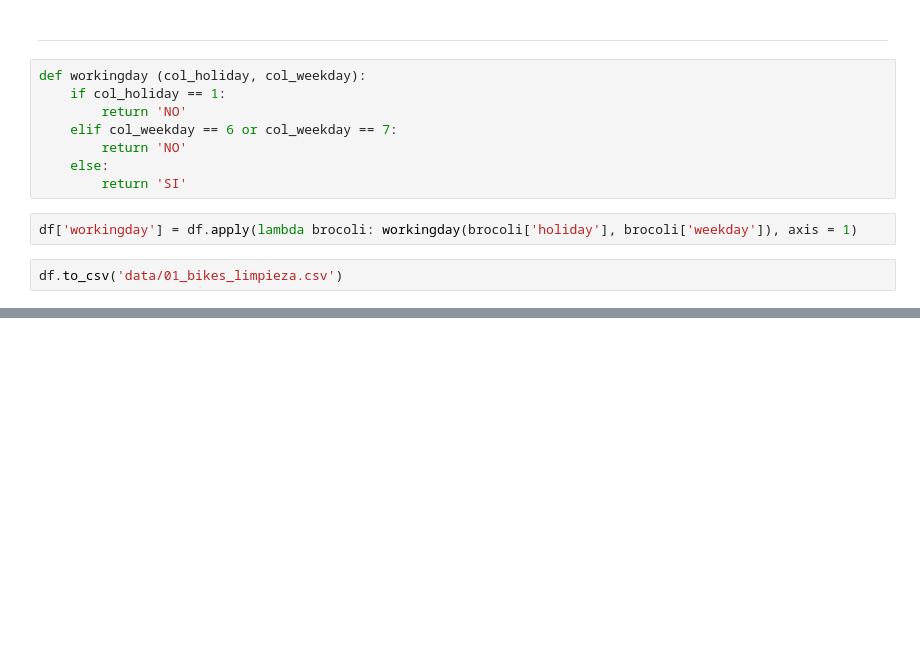
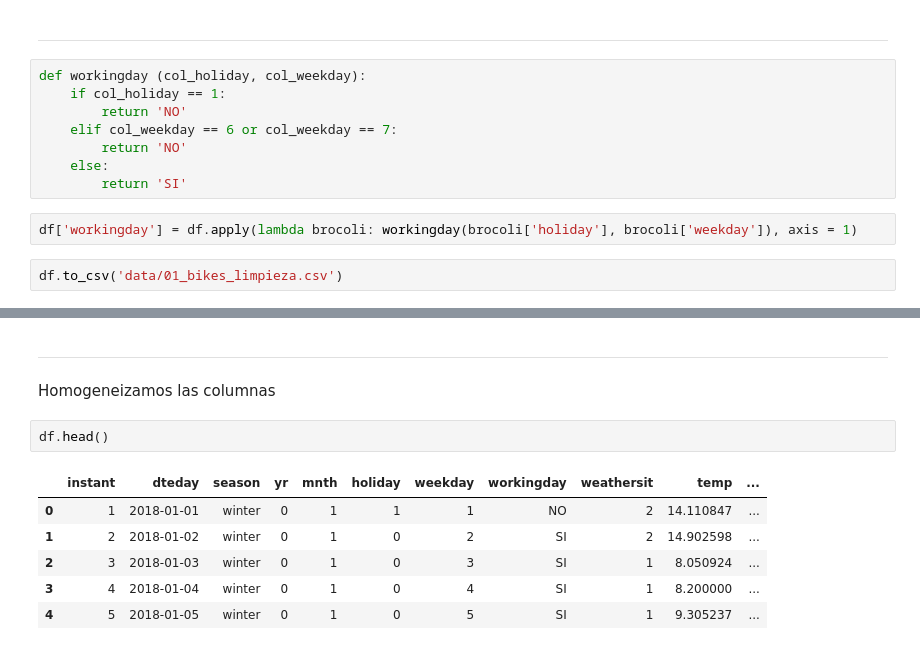
Before and after one commit to Adalab/proyecto-promo-C-modulo-3-team-2, a Jupyter notebook: exploracion-limpieza.ipynb, the cells around one changed output, grey strips where cells are left out. Cells and saved outputs as stored; diff of their text form; blank space fills up the shorter version.

```diff
--- a/exploracion-limpieza.ipynb
+++ b/exploracion-limpieza.ipynb
@@ -249,0 +262,12 @@ memory usage: 97.0+ KB
+# %% [markdown]
+_____________
+Homogeneizamos las columnas
+# %%
+df.head()
+# %% [output]
+|  | instant | dteday | season | yr | mnth | holiday | weekday | workingday | weathersit | temp | ... |
+| 0 | 1 | 2018-01-01 | winter | 0 | 1 | 1 | 1 | NO | 2 | 14.110847 | ... |
+| 1 | 2 | 2018-01-02 | winter | 0 | 1 | 0 | 2 | SI | 2 | 14.902598 | ... |
+| 2 | 3 | 2018-01-03 | winter | 0 | 1 | 0 | 3 | SI | 1 | 8.050924 | ... |
+| 3 | 4 | 2018-01-04 | winter | 0 | 1 | 0 | 4 | SI | 1 | 8.200000 | ... |
+| 4 | 5 | 2018-01-05 | winter | 0 | 1 | 0 | 5 | SI | 1 | 9.305237 | ... |
```
Also changed, not shown: parts of 19 cells of this notebook, 5 other files.
